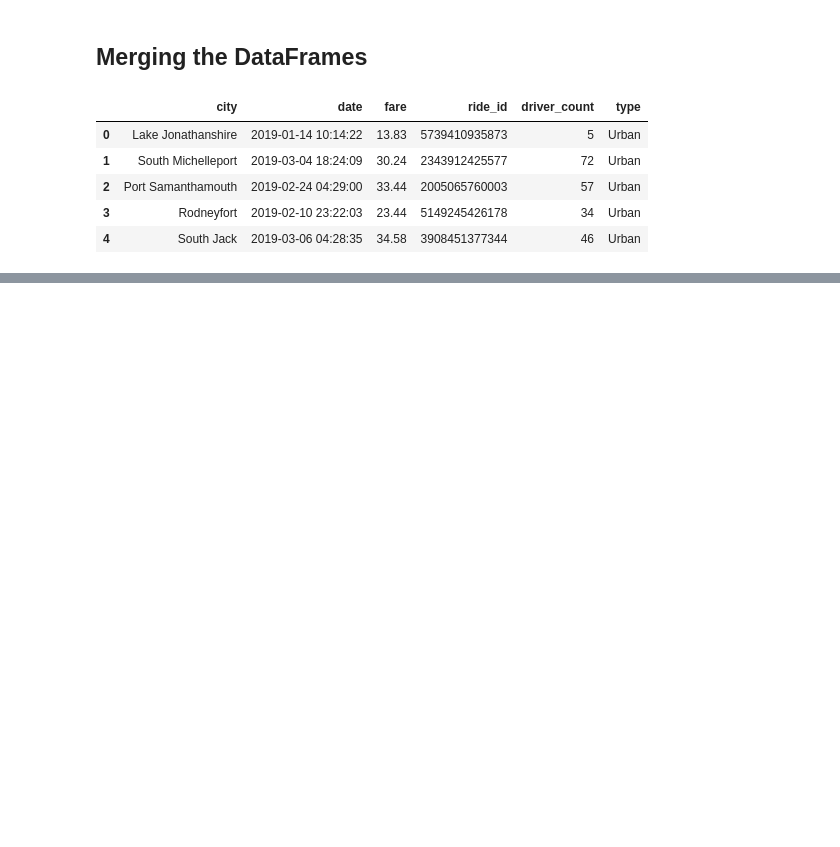
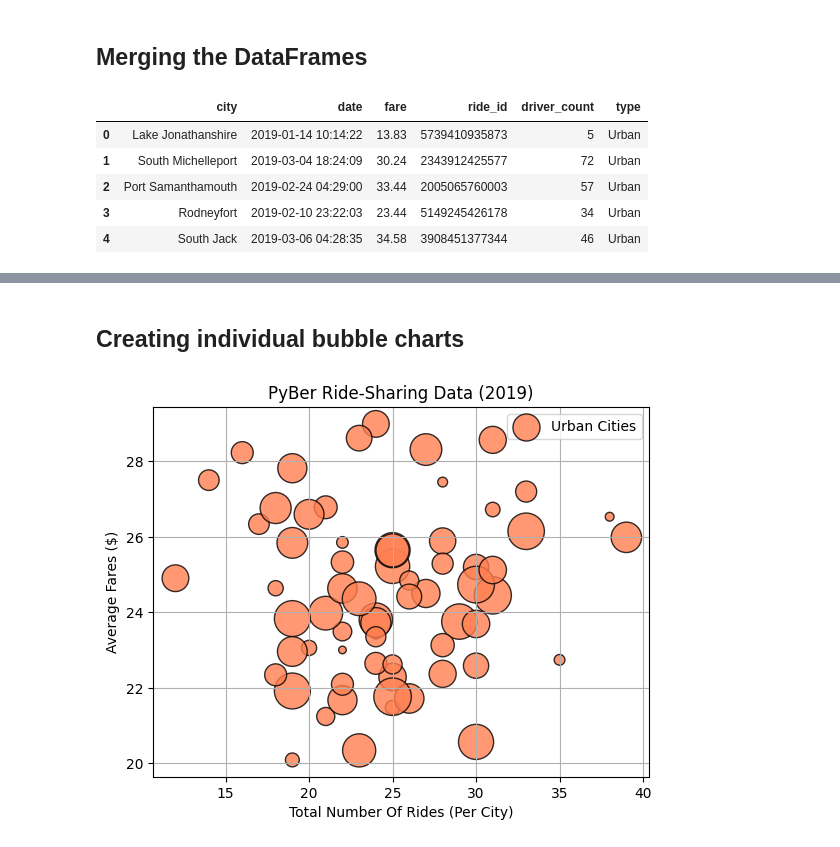
Before and after one commit to AhmadSidaoui/learning-journey, a Jupyter notebook: PyBer.ipynb, the cells around one changed output, grey strips where cells are left out. Cells and saved outputs as stored; diff of their text form; code cells hidden in the pictures; blank space fills up the shorter version.

```diff
--- a/PyBer.ipynb
+++ b/PyBer.ipynb
@@ -103,0 +112,6 @@ pyber_data_df.head()
+# %%
+urban_cities_df = pyber_data_df[pyber_data_df["type"] == "Urban"]
+suburban_cities_df = pyber_data_df[pyber_data_df["type"] == "Suburban"]
+rural_cities_df = pyber_data_df[pyber_data_df["type"] == "Rural"]
+
+pyber_data_df.count() == urban_cities_df.count() + suburban_cities_df.count() + rural_cities_df.count() # Check
@@ -103,0 +128,5 @@ pyber_data_df.head()
+# %%
+# urban cities
+
+urban_rides_count = urban_cities_df.groupby(["city"]).count()["ride_id"]
+urban_rides_count.head()
@@ -103,0 +169,5 @@ pyber_data_df.head()
+# %%
+# urban cities
+
+urban_avg_fare = urban_cities_df.groupby(["city"]).mean()["fare"]
+urban_avg_fare.head()
@@ -103,0 +210,5 @@ pyber_data_df.head()
+# %%
+# urban cities
+
+urban_driver_count = urban_cities_df.groupby(["city"]).mean()["driver_count"]
+urban_driver_count.head()
@@ -103,0 +249,15 @@ pyber_data_df.head()
+# %% [markdown]
+## Creating individual bubble charts
+# %%
+# urban cities
+
+plt.scatter(urban_rides_count, urban_avg_fare, s = 10 * urban_driver_count, label = "Urban Cities",
+           color = "coral", edgecolor = "black", linewidth = 1, alpha = 0.8)
+plt.title("PyBer Ride-Sharing Data (2019)")
+plt.ylabel("Average Fares ($)")
+plt.xlabel("Total Number Of Rides (Per City)")
+plt.legend()
+plt.grid()
+plt.show()
+# %% [output]
+[figure, added]
```
Also changed, not shown: parts of 19 cells of this notebook, 2 other files.
